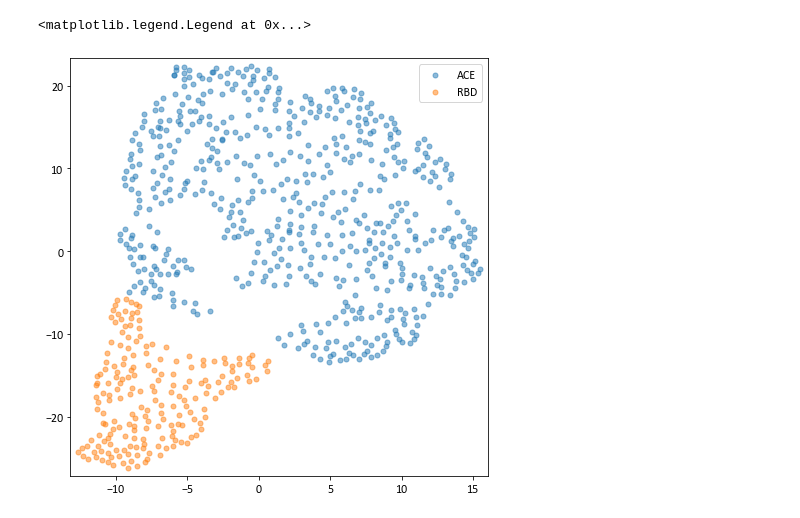
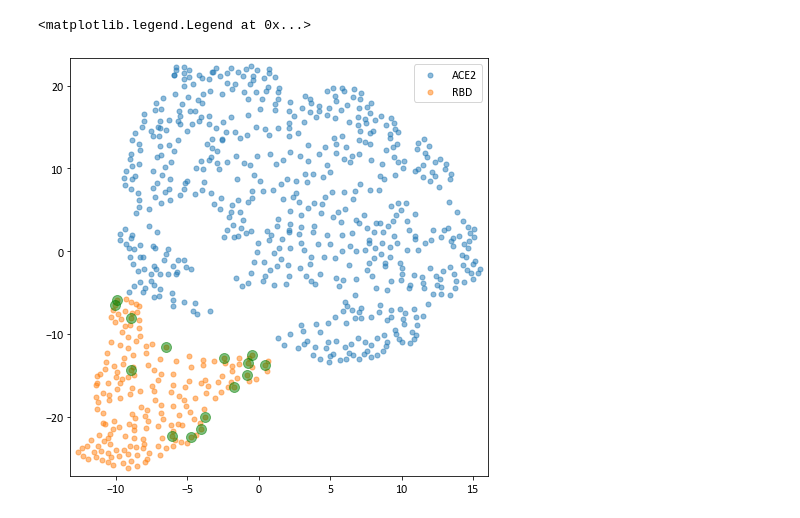
Before and after one commit to yamnor/rbd-ace2-drin, a Jupyter notebook: ring.ipynb, the cells around one changed output. Saved outputs shown, nothing was run; the diff lists cells and outputs as text; code cells hidden in the pictures.

```diff
--- a/ring.ipynb
+++ b/ring.ipynb
@@ -25,22 +30,26 @@ subplot = {
   'hspace': 2.00,
   'grid': True,
 }
+# %%
+mut = np.array([603, 635, 637, 639, 681, 704, 710, 741, 742, 748, 757, 760, 762, 765, 769]) - 1
 # %%
-xyz = [[float(x) for x in line.split()[5:8]] for line in open('wt_1_ave.pdb', 'r').readlines() if ' CA ' in line]
+xyz = [[float(x) for x in line.split()[5:8]] for line in open('dat/wt_1_ave.pdb', 'r').readlines() if ' CA ' in line]
 # %%
 xy = TSNE(n_components = 2, random_state = 0, perplexity = 60).fit_transform(xyz)[:, ::-1]
 xy = np.array([[x[0], x[1]] for x in xy])
-node = {'ACE': xy[0:595].T, 'RBD': xy[596:790].T}
+node = {'ACE2': xy[0:595].T, 'RBD': xy[596:790].T}
 # %%
 with plt.style.context('matplotlibrc'):
   rcparams(plt, figsize, subplot)
   fig, ax = plt.subplots()
-for c in ['ACE', 'RBD']:
+for c in ['ACE2', 'RBD']:
   ax.scatter(*node[c], s = 25, alpha = 0.5, label = c)
+for c in mut:
+  ax.scatter(*xy[c].T, s = 100, alpha = 0.5, color = 'g')
 ax.legend()
 # %% [output]
 <matplotlib.legend.Legend at 0x...>
-[figure, old version]
+[figure, new version]
 # %%
 rin = ['hb', 'vdw', 'ss', 'ion', 'pp', 'pc', 'iac', 'any']
 frac = {}
```
Also changed, not shown: parts of 3 cells of this notebook, 9 other files.
